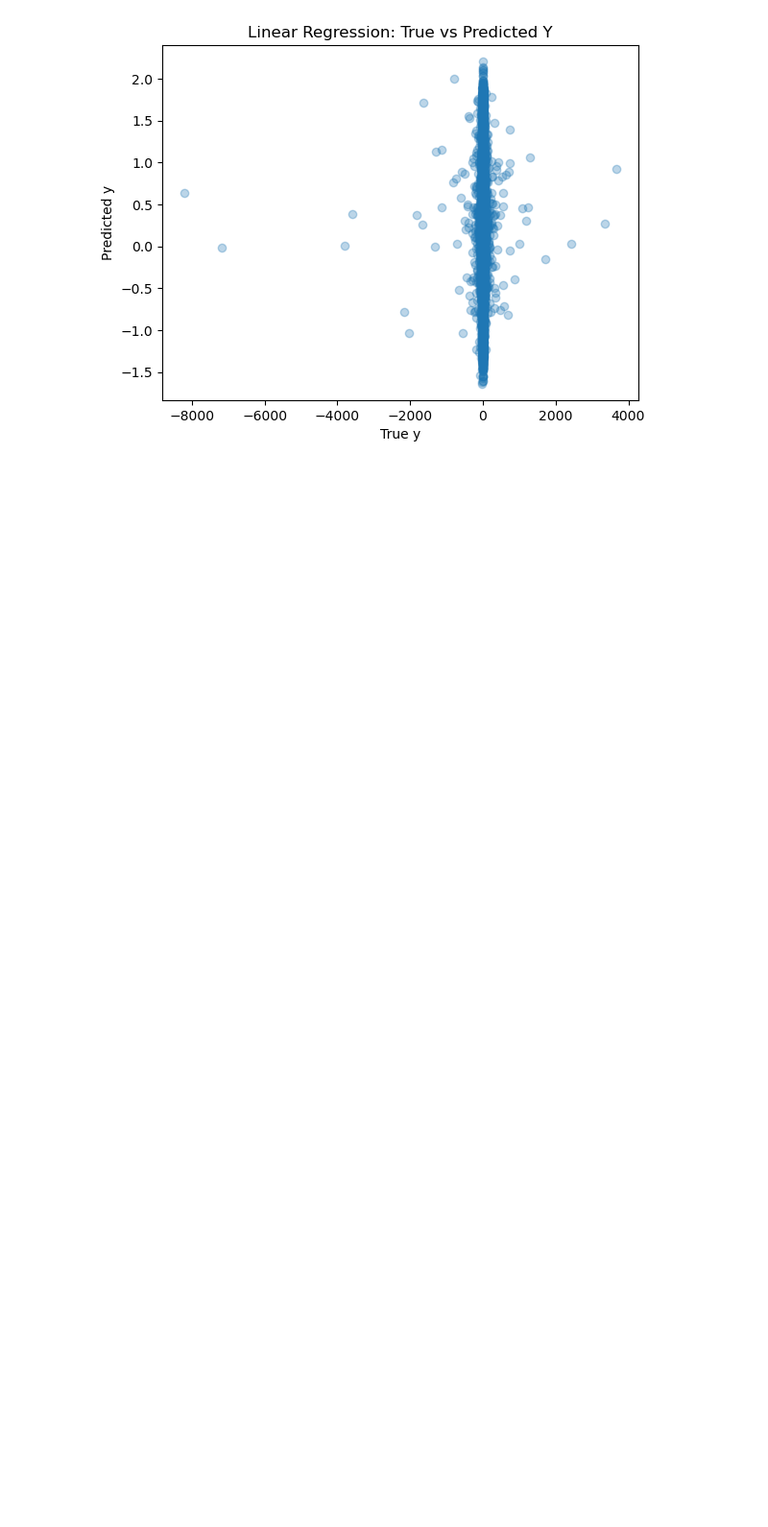
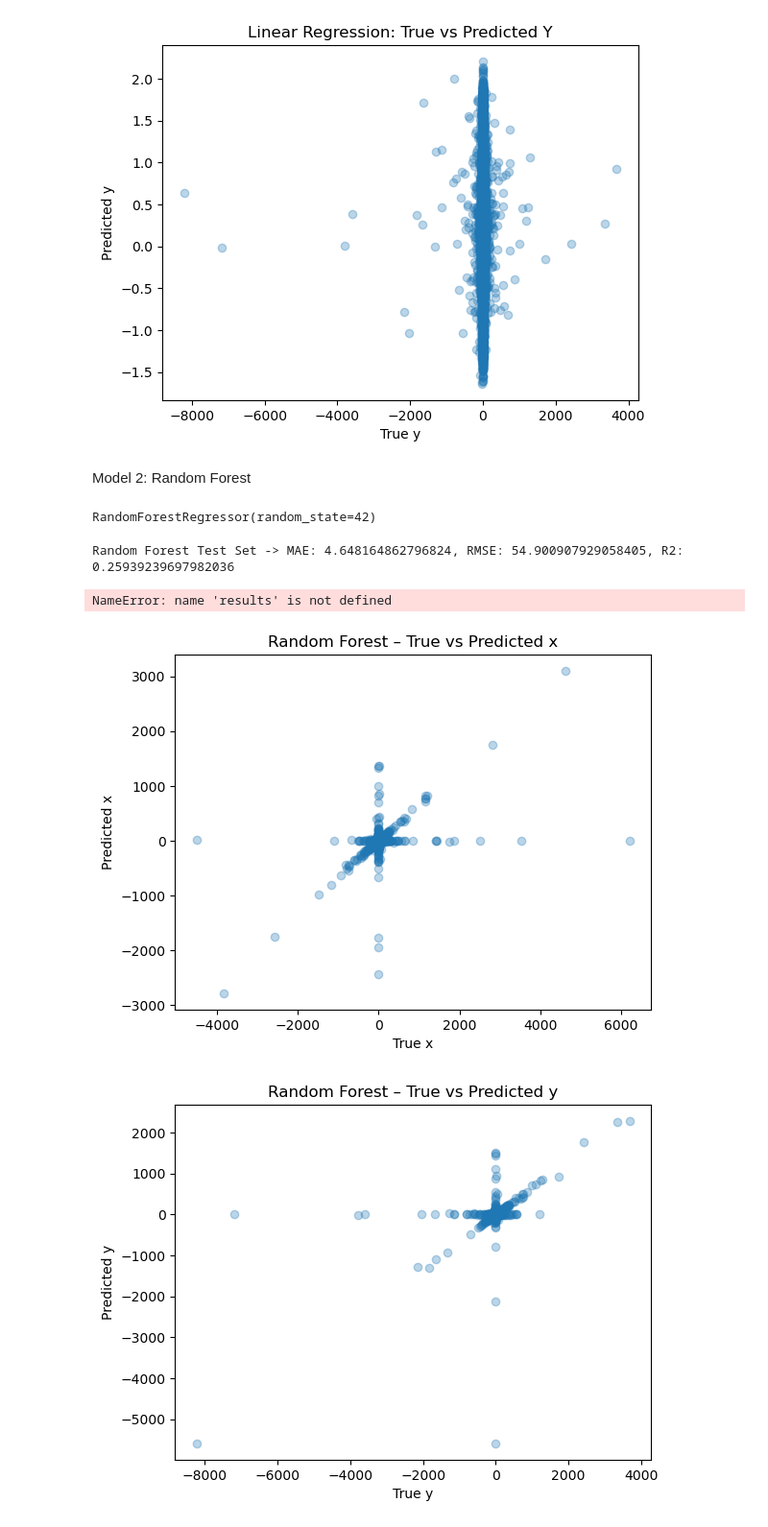
Before and after one commit to aleenaaahad/Machine-Learning-Models, a Jupyter notebook: Data-Processing.ipynb, the cells around one changed output. Shown at 96% size. Cells and saved outputs as stored; diff of their text form; code cells hidden in the pictures; blank space fills up the shorter version.

Commit message:
Random Forest

```diff
--- a/Data-Processing.ipynb
+++ b/Data-Processing.ipynb
@@ -63,3 +63,39 @@ plt.title("Linear Regression: True vs Predicted Y")
 plt.show()
 # %% [output]
 [figure]
+# %% [markdown]
+Model 2: Random Forest
+# %%
+from sklearn.ensemble import RandomForestRegressor
+rf = RandomForestRegressor(
+    n_estimators=100,
+    random_state=42
+)
+
+rf.fit(X_train, y_train)
+# %% [output]
+RandomForestRegressor(random_state=42)
+# %%
+mae_rf, rmse_rf, r2_rf = evaluate(rf, X_test, y_test)
+
+print(f"Random Forest Test Set -> MAE: {mae_rf}, RMSE: {rmse_rf}, R2: {r2_rf}")
+# %% [output]
+Random Forest Test Set -> MAE: 4.648164862796824, RMSE: 54.900907929058405, R2: 0.25939239697982036
+NameError: name 'results' is not defined
+# %%
+y_pred = rf.predict(X_test)
+
+plt.scatter(y_test["x"], y_pred[:,0], alpha=0.3)
+plt.xlabel("True x")
+plt.ylabel("Predicted x")
+plt.title("Random Forest – True vs Predicted x")
+plt.show()
+
+plt.scatter(y_test["y"], y_pred[:,1], alpha=0.3)
+plt.xlabel("True y")
+plt.ylabel("Predicted y")
+plt.title("Random Forest – True vs Predicted y")
+plt.show()
+# %% [output]
+[figure, added]
+[figure, added]
```
